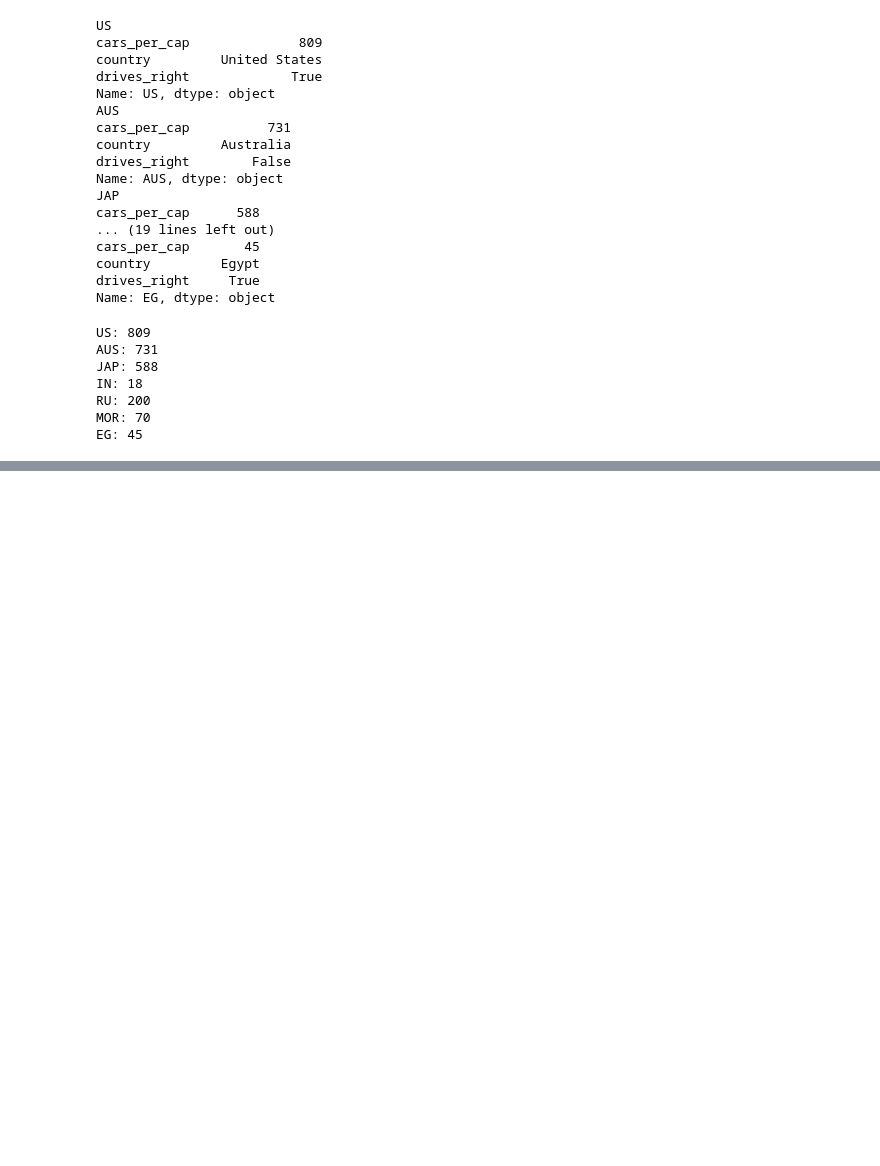
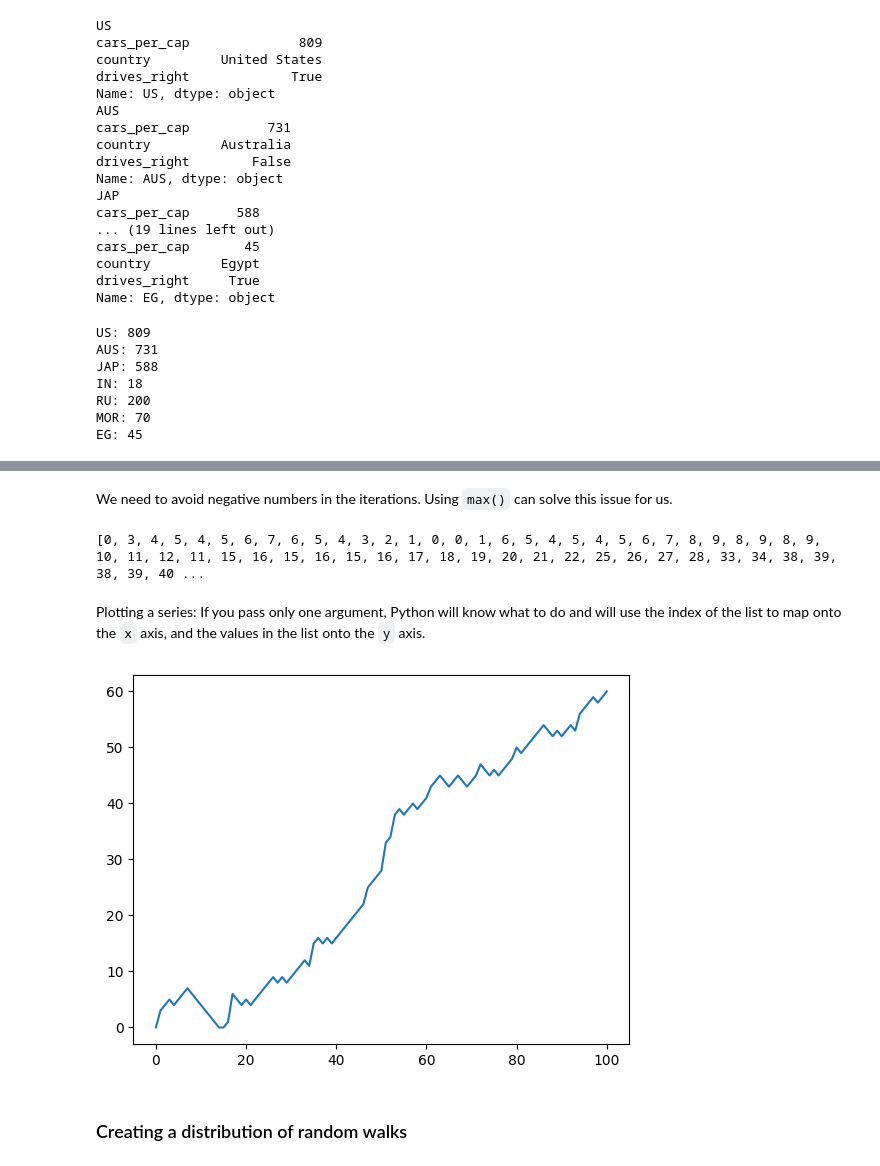
Before and after one commit to cschellenberger/Data-Science-Learning, a Jupyter notebook: Intermediate Python.ipynb, the cells around one changed output, grey strips where cells are left out. Saved outputs shown, nothing was run; the diff lists cells and outputs as text; code cells hidden in the pictures; blank space fills up the shorter version.

```diff
--- a/Intermediate Python.ipynb
+++ b/Intermediate Python.ipynb
@@ -880,0 +952,20 @@ EG: 45
+# %%
+# NumPy is imported, seed is set
+np.random.seed(123)
+# Starting step
+step = 50
+
+# Roll the dice
+dice = np.random.randint(1,7)
+
+# Finish the control construct
+if dice <= 2 :
+    step = step - 1
+elif dice > 2 and dice < 6 :
+    step = step + 1
+else :
+    step = step + np.random.randint(1,7)
+
+# Print out dice and step
+print(dice)
+print(step)
@@ -880,0 +1006,58 @@ EG: 45
+# %% [markdown]
+We need to avoid negative numbers in the iterations. Using `max()` can solve this issue for us.
+# %%
+# NumPy is imported, seed is set
+np.random.seed(123)
+# Initialize random_walk
+random_walk = [0]
+
+for x in range(100) :
+    step = random_walk[-1]
+    dice = np.random.randint(1,7)
+
+    if dice <= 2:
+        # Replace below: use max to make sure step can't go below 0
+        step = max(0, step - 1)
+    elif dice <= 5:
+        step = step + 1
+    else:
+        step = step + np.random.randint(1,7)
+
+    random_walk.append(step)
+
+print(random_walk)
+# %% [output]
+[0, 3, 4, 5, 4, 5, 6, 7, 6, 5, 4, 3, 2, 1, 0, 0, 1, 6, 5, 4, 5, 4, 5, 6, 7, 8, 9, 8, 9, 8, 9, 10, 11, 12, 11, 15, 16, 15, 16, 15, 16, 17, 18, 19, 20, 21, 22, 25, 26, 27, 28, 33, 34, 38, 39, 38, 39, 40 ...
+# %% [markdown]
+Plotting a series: If you pass only one argument, Python will know what to do and will use the index of the list to map onto the `x` axis, and the values in the list onto the `y` axis.
+# %%
+# NumPy is imported, seed is set
+np.random.seed(123)
+# Initialization
+random_walk = [0]
+
+for x in range(100) :
+    step = random_walk[-1]
+    dice = np.random.randint(1,7)
+
+    if dice <= 2:
+        step = max(0, step - 1)
+    elif dice <= 5:
+        step = step + 1
+    else:
+        step = step + np.random.randint(1,7)
+
+    random_walk.append(step)
+
+# Import matplotlib.pyplot as plt
+import matplotlib.pyplot as plt
+
+# Plot random_walk
+plt.plot(random_walk)
+
+# Show the plot
+plt.show()
+# %% [output]
+[figure, added]
+# %% [markdown]
+### Creating a distribution of random walks
```
Also changed, not shown: parts of 19 cells of this notebook.
